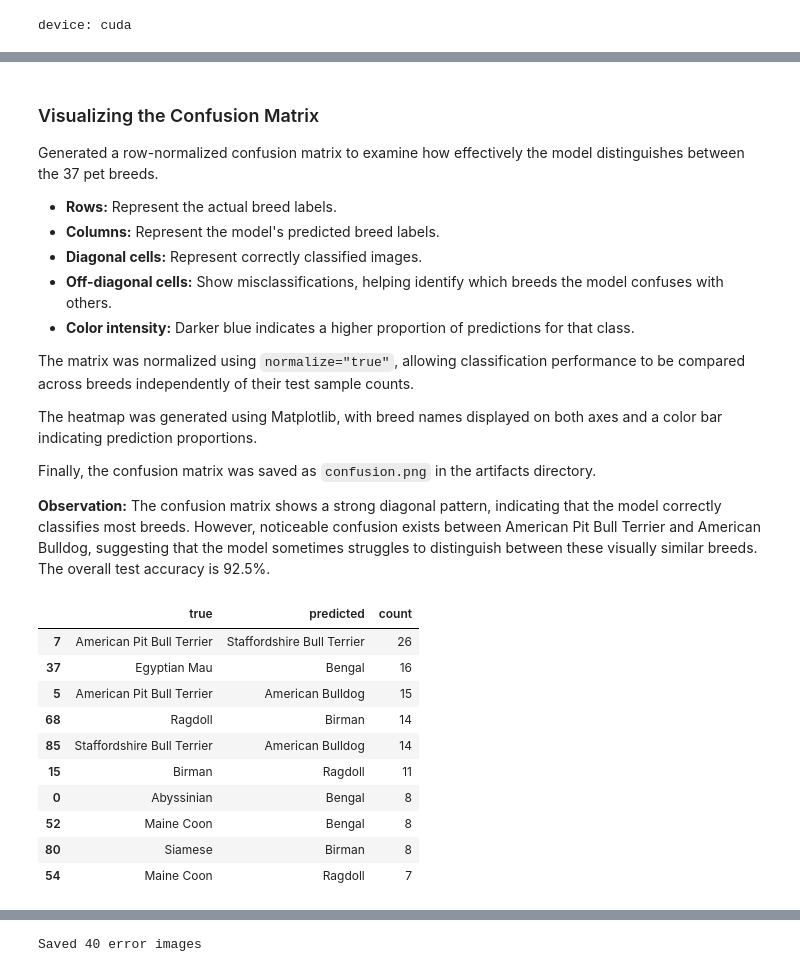
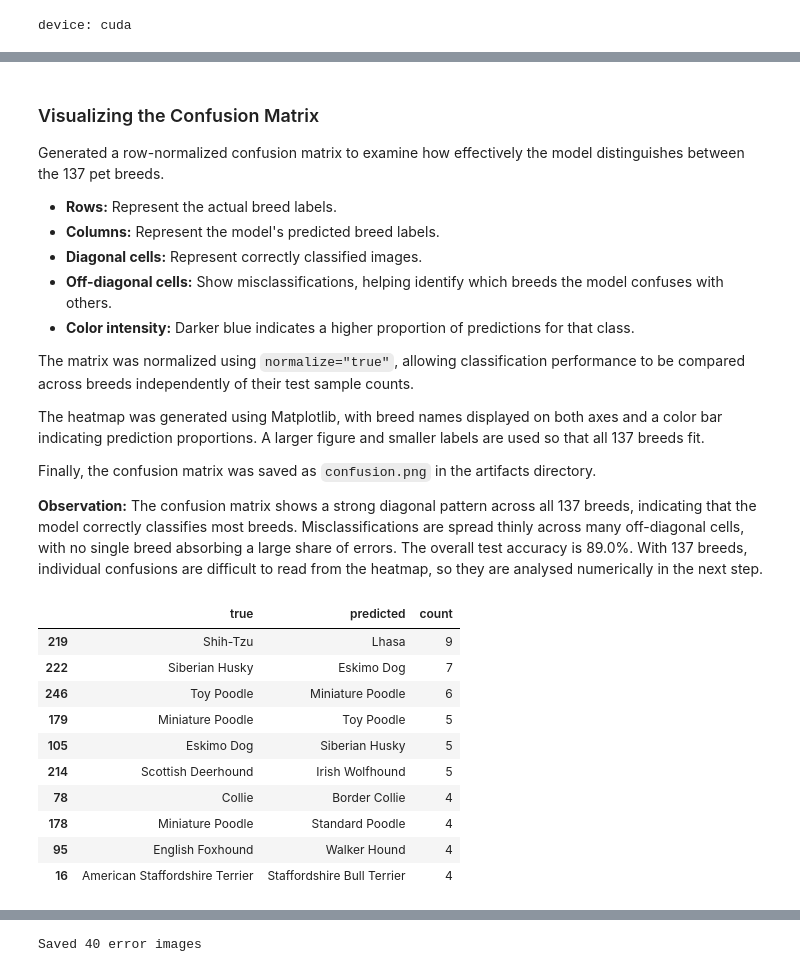
Before and after one commit to piihutanoch/pet-breed-classifier, a Jupyter notebook: notebooks/04_evaluate.ipynb, the cells around one changed output, grey strips where cells are left out. Drawn from its saved outputs; the diff is of its cells as text; code cells hidden in the pictures.

```diff
--- a/notebooks/04_evaluate.ipynb
+++ b/notebooks/04_evaluate.ipynb
@@ -56,12 +78,15 @@ class 0: Abyssinian
 with open(artifacts_dir/"model_config.json") as f:
     config = json.load(f)
 
-# breed -> "cat"/"dog" (saved on Day 1)
+# breed -> "cat"/"dog" (saved in 01b)
 with open(artifacts_dir/"breed_species.json") as f:
     breed_species = json.load(f)
 
 # A plain list: position i = breed name (JSON keys are strings, so str(i))
-classes = [idx_to_class[str(i)] for i in range(37)]
+classes = [idx_to_class[str(i)] for i in range(NUM_CLASSES)]
+
+# The saved model must predict the same number of classes as the dataset
+assert config["num_classes"]== NUM_CLASSES
 
 print(config)
 print(classes[:3])
@@ -76,26 +100,24 @@ Loaded the model configuration and breed-to-species mapping from previously save
 # %%
 import importlib
 import numpy as np
-import pandas as pd
 import matplotlib.pyplot as plt
 
 sys.path.append(str(project_dir))
-import src.data, src.model
+import src.data, src.data_v2, src.model
 importlib.reload(src.data)
+importlib.reload(src.data_v2)
 importlib.reload(src.model)
 from src.data import get_eval_transform
+from src.data_v2 import ManifestDataset
 from src.model import build_model
 
-from torchvision.datasets import OxfordIIITPet
 from torch.utils.data import DataLoader
 
+# Select the test rows from the manifest (never used for training or model selection)
+test_rows= manifest[manifest["split"]== "test"].reset_index(drop=True)
+
 # Load the test dataset with the evaluation transformations
-test_ds= OxfordIIITPet(
-    root= data_dir,
-    split= "test",
-    target_types= "category",
-    transform= get_eval_transform()
-)
+test_ds= ManifestDataset(test_rows, ROOTS, get_eval_transform())
 
 # Create a DataLoader without shuffling to preserve dataset order
 test_loader= DataLoader(
@@ -105,8 +127,10 @@ test_loader= DataLoader(
     num_workers= 2
 )
 
-# Extract filenames in the same order as the test dataset
-test_files= [Path(p).name for p in test_ds.images]
+# Image paths and sources in the same order as the test dataset
+test_files= test_rows["path"].tolist()
+test_sources= test_rows["source"].tolist()
 
 print("Test images:", len(test_ds))
+print(test_rows["source"].value_counts().to_dict())
 # %% [output]
@@ -119,7 +145,7 @@ Reloaded the project modules to incorporate the latest code changes and initiali
 # %%
 # Final fine-tuned model (architecture name comes from model_config.json)
 final_model= build_model(
-    config["name"], num_classes=37, freeze=False
+    config["name"], num_classes=NUM_CLASSES, freeze=False
     ).to(device)
 
 final_model.load_state_dict(
@@ -128,7 +154,7 @@ final_model.load_state_dict(
 
 # Day 2 frozen baseline
 baseline_model= build_model(
-    "efficientnet_b0", num_classes=37, freeze=True
+    "efficientnet_b0", num_classes=NUM_CLASSES, freeze=True
     ).to(device)
 
 baseline_model.load_state_dict(
@@ -239,7 +278,8 @@ for i in range(len(test_files)):
     top5_names = [classes[j] for j in top5_idx[i]]
 
     rows.append({
-        "filename": test_files[i],
+        "path": test_files[i],
+        "source": test_sources[i],               # oxford / stanford / indie
         "true_breed": true_breed,
         "pred_breed": pred_breed,
         "species": breed_species[true_breed],
@@ -431,8 +515,7 @@ plt.show()
 # %% [markdown]
-
 ### Visualizing the Confusion Matrix
 
-Generated a row-normalized confusion matrix to examine how effectively the model distinguishes between the 37 pet breeds.
+Generated a row-normalized confusion matrix to examine how effectively the model distinguishes between the 137 pet breeds.
 
 - **Rows:** Represent the actual breed labels.
 - **Columns:** Represent the model's predicted breed labels.
@@ -442,36 +525,36 @@ Generated a row-normalized confusion matrix to examine how effectively the model
 
 The matrix was normalized using `normalize="true"`, allowing classification performance to be compared across breeds independently of their test sample counts.
 
-The heatmap was generated using Matplotlib, with breed names displayed on both axes and a color bar indicating prediction proportions.
+The heatmap was generated using Matplotlib, with breed names displayed on both axes and a color bar indicating prediction proportions. A larger figure and smaller labels are used so that all 137 breeds fit.
 
 Finally, the confusion matrix was saved as `confusion.png` in the artifacts directory.
 
 
-**Observation:** The confusion matrix shows a strong diagonal pattern, indicating that the model correctly classifies most breeds. However, noticeable confusion exists between American Pit Bull Terrier and American Bulldog, suggesting that the model sometimes struggles to distinguish between these visually similar breeds. The overall test accuracy is 92.5%.
+**Observation:** The confusion matrix shows a strong diagonal pattern across all 137 breeds, indicating that the model correctly classifies most breeds. Misclassifications are spread thinly across many off-diagonal cells, with no single breed absorbing a large share of errors. The overall test accuracy is 89.0%. With 137 breeds, individual confusions are difficult to read from the heatmap, so they are analysed numerically in the next step.
 # %%
-cm_counts = confusion_matrix(y_true, y_pred, labels=list(range(37)))
+cm_counts = confusion_matrix(y_true, y_pred, labels=list(range(NUM_CLASSES)))
 
 pairs = []
-for i in range(37):
-    for j in range(37):
+for i in range(NUM_CLASSES):
+    for j in range(NUM_CLASSES):
         if i != j and cm_counts[i, j] > 0:          # off-diagonal = a mistake
             pairs.append({"true": classes[i],
                           "predicted": classes[j],
                           "count": int(cm_counts[i, j])})
 
 pairs_df = pd.DataFrame(pairs).sort_values("count", ascending=False).head(10)
 pairs_df.to_csv(artifacts_dir / "confused_pairs.csv", index=False)
 pairs_df
 # %% [output]
 |  | true | predicted | count |
-| 7 | American Pit Bull Terrier | Staffordshire Bull Terrier | 26 |
-| 37 | Egyptian Mau | Bengal | 16 |
-| 5 | American Pit Bull Terrier | American Bulldog | 15 |
-| 68 | Ragdoll | Birman | 14 |
-| 85 | Staffordshire Bull Terrier | American Bulldog | 14 |
-| 15 | Birman | Ragdoll | 11 |
-| 0 | Abyssinian | Bengal | 8 |
-| 52 | Maine Coon | Bengal | 8 |
-| 80 | Siamese | Birman | 8 |
-| 54 | Maine Coon | Ragdoll | 7 |
+| 219 | Shih-Tzu | Lhasa | 9 |
+| 222 | Siberian Husky | Eskimo Dog | 7 |
+| 246 | Toy Poodle | Miniature Poodle | 6 |
+| 179 | Miniature Poodle | Toy Poodle | 5 |
+| 105 | Eskimo Dog | Siberian Husky | 5 |
+| 214 | Scottish Deerhound | Irish Wolfhound | 5 |
+| 78 | Collie | Border Collie | 4 |
+| 178 | Miniature Poodle | Standard Poodle | 4 |
+| 95 | English Foxhound | Walker Hound | 4 |
+| 16 | American Staffordshire Terrier | Staffordshire Bull Terrier | 4 |
 # %% [markdown]
```
Also changed, not shown: parts of 28 cells of this notebook.
